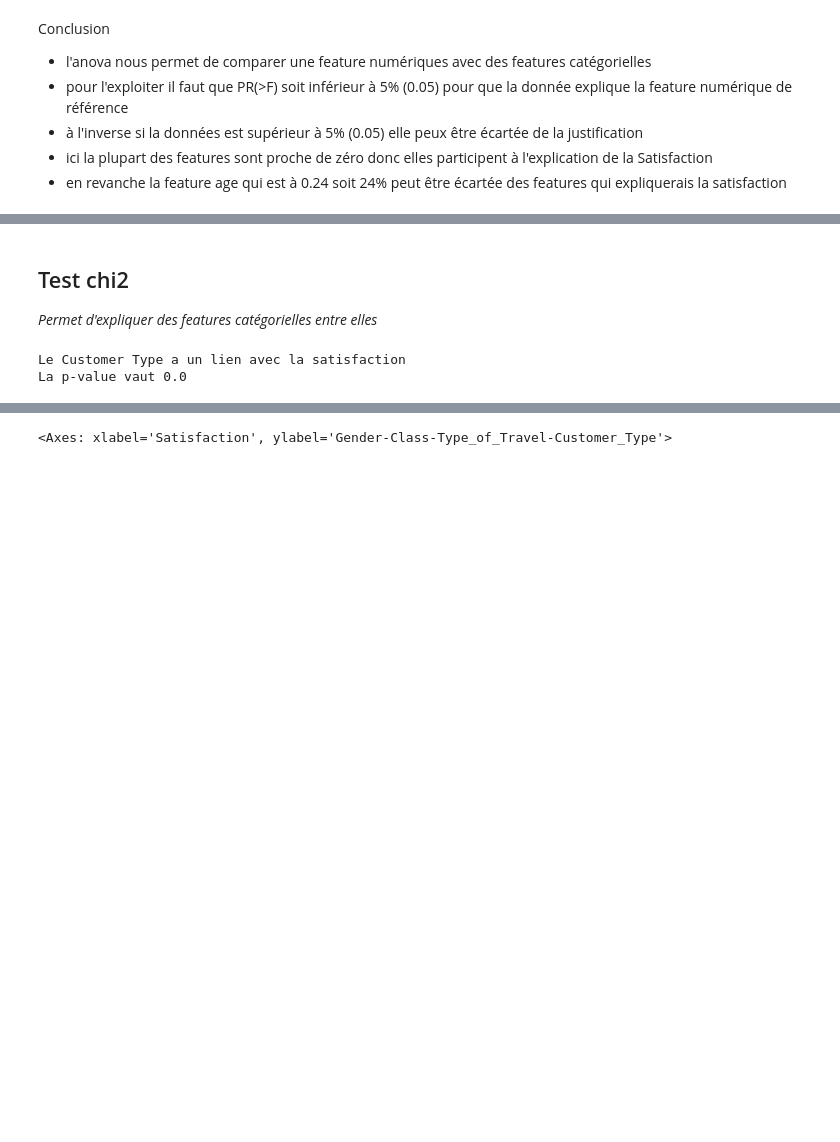
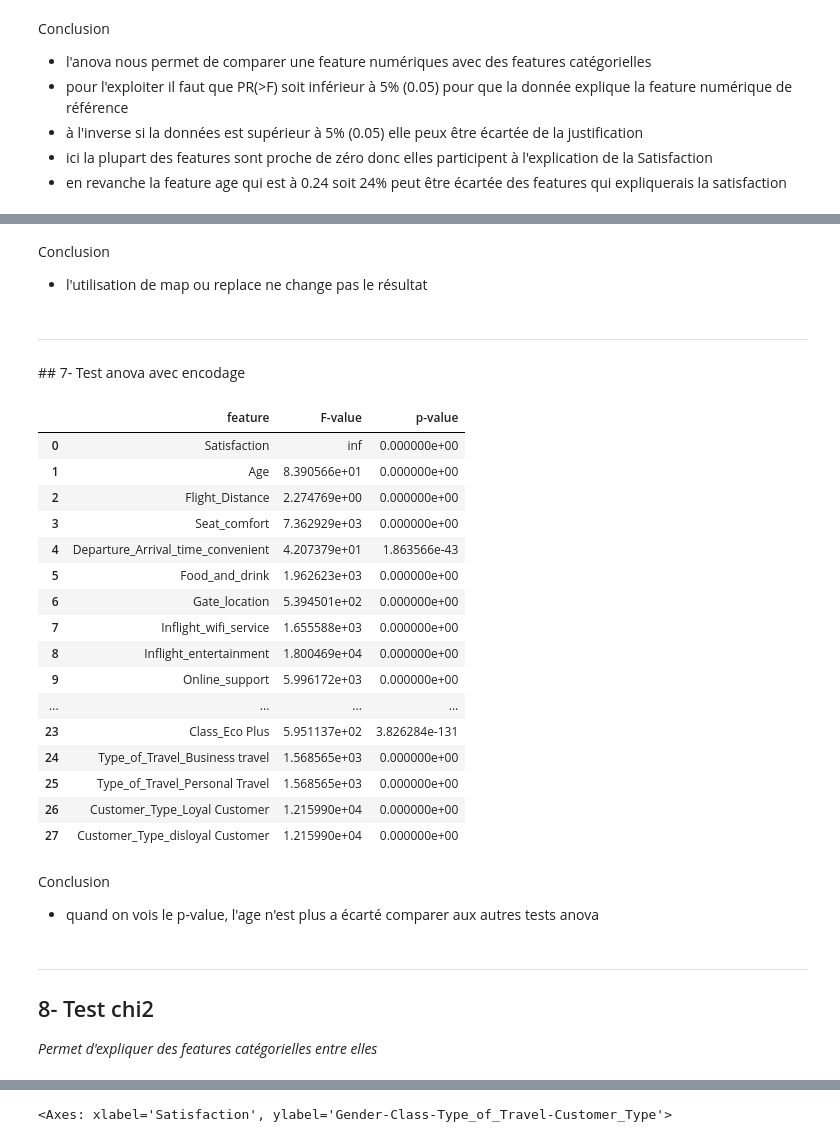
Before and after one commit to data-IA-2022/Airline_Jeremy, a Jupyter notebook: chap1_analyse_des_donnees.ipynb, the cells around one changed output, grey strips where cells are left out. Drawn from its saved outputs; the diff is of its cells as text; code cells hidden in the pictures; blank space fills up the shorter version.

```diff
--- a/chap1_analyse_des_donnees.ipynb
+++ b/chap1_analyse_des_donnees.ipynb
@@ -303,19 +401,56 @@ Conclusion
+# %% [markdown]
+Conclusion
+- l'utilisation de map ou replace ne change pas le résultat
+# %% [markdown]
+---
+## 7- Test anova avec encodage
+# %%
+df_anova_encod = df.copy()
+
+# Utilisation de LabelEncoder()
+le = LabelEncoder()
+df_anova_encod['Satisfaction'] = le.fit_transform(df_anova_encod['Satisfaction'])
+
+# Utilisation de get_dummies()
+data_encoded = pd.get_dummies(df_anova_encod, columns=['Gender', 'Class', 'Type_of_Travel', 'Customer_Type'])
+
+# Initialisation du DataFrame pour stocker les résultats de l'ANOVA
+results_df = pd.DataFrame(columns=['feature', 'F-value', 'p-value'])
+
+# Calcul de l'ANOVA pour chaque colonne
+for col in data_encoded.columns:
+    groups = []
+    for val in data_encoded[col].unique():
+        group = df_anova_encod[data_encoded[col] == val]['Satisfaction']
+        groups.append(group)
+    f_stat, p_value = f_oneway(*groups)
+    results_df.loc[len(results_df)] = [col, f_stat, p_value]
+
+results_df
+# %% [output]
+|  | feature | F-value | p-value |
+| 0 | Satisfaction | inf | 0.000000e+00 |
+| 1 | Age | 8.390566e+01 | 0.000000e+00 |
+| 2 | Flight_Distance | 2.274769e+00 | 0.000000e+00 |
+| 3 | Seat_comfort | 7.362929e+03 | 0.000000e+00 |
+| 4 | Departure_Arrival_time_convenient | 4.207379e+01 | 1.863566e-43 |
+| 5 | Food_and_drink | 1.962623e+03 | 0.000000e+00 |
+| 6 | Gate_location | 5.394501e+02 | 0.000000e+00 |
+| 7 | Inflight_wifi_service | 1.655588e+03 | 0.000000e+00 |
+| 8 | Inflight_entertainment | 1.800469e+04 | 0.000000e+00 |
+| 9 | Online_support | 5.996172e+03 | 0.000000e+00 |
+| ... | ... | ... | ... |
+| 23 | Class_Eco Plus | 5.951137e+02 | 3.826284e-131 |
+| 24 | Type_of_Travel_Business travel | 1.568565e+03 | 0.000000e+00 |
+| 25 | Type_of_Travel_Personal Travel | 1.568565e+03 | 0.000000e+00 |
+| 26 | Customer_Type_Loyal Customer | 1.215990e+04 | 0.000000e+00 |
+| 27 | Customer_Type_disloyal Customer | 1.215990e+04 | 0.000000e+00 |
+# %% [markdown]
+Conclusion
+- quand on vois le p-value, l'age n'est plus a écarté comparer aux autres tests anova
 # %% [markdown]
-## Test chi2
+---
+## 8- Test chi2
 *Permet d'expliquer des features catégorielles entre elles*
 # %%
 chi2 = df.copy()
-# %%
-#chi2.groupby(by=["Satisfaction", "Customer Type"]).count()
-
-st_chi2, st_p, st_dof, st_exp  = chi2_contingency(chi2[["Satisfaction", "Customer_Type"]].pivot_table(index="Satisfaction", columns="Customer_Type", aggfunc=len))
-
-if st_p > 0.05:
-  print("La satisfaction ou non n'a rien à voir avec le Customer Type")
-elif st_p < 0.05:
-  print("Le Customer Type a un lien avec la satisfaction")
-
-print(f"La p-value vaut {st_p}")
-# %% [output]
-Le Customer Type a un lien avec la satisfaction
-La p-value vaut 0.0
```
Also changed, not shown: parts of 20 cells of this notebook, 2 other files.
